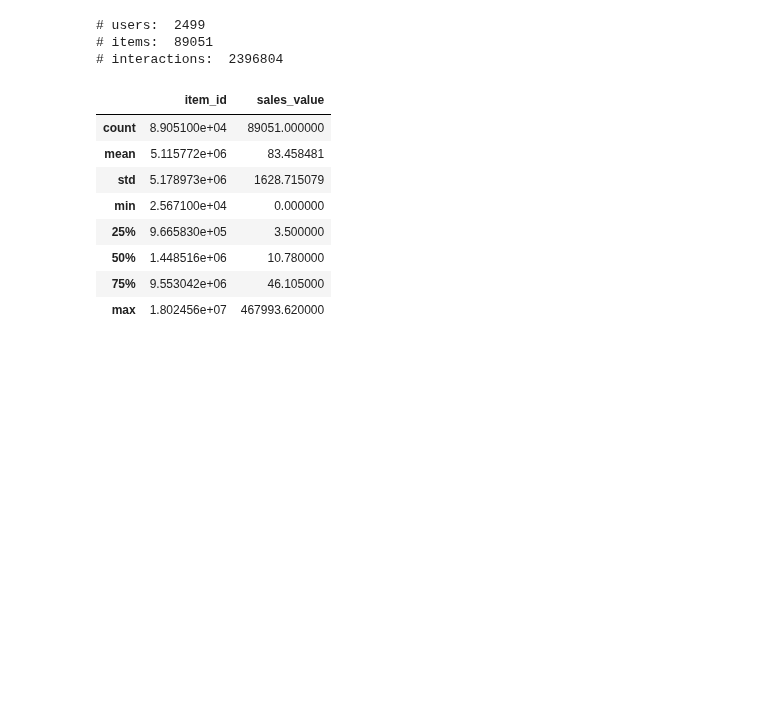
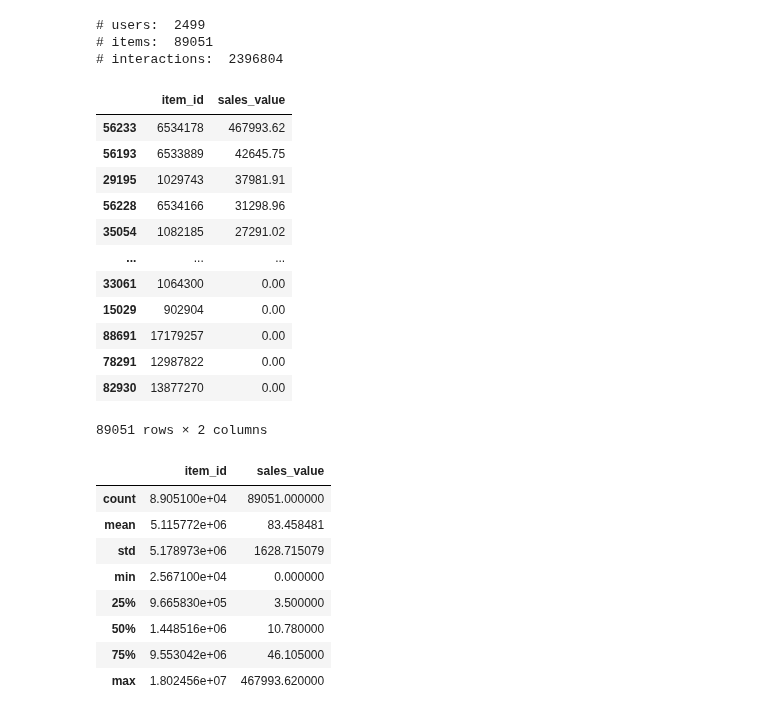
Before and after one commit to stureiko/GeekBrains, a Jupyter notebook: Recomendation_System/webinar_2/webinar_2.ipynb, the cells around one changed output. Saved outputs shown, nothing was run; the diff lists cells and outputs as text; code cells hidden in the pictures; blank space fills up the shorter version.

```diff
--- a/Recomendation_System/webinar_2/webinar_2.ipynb
+++ b/Recomendation_System/webinar_2/webinar_2.ipynb
@@ -70,6 +53,23 @@ print('# interactions: ', interactions)
 # users:  2499
 # items:  89051
 # interactions:  2396804
+# %%
+popularity = data.groupby('item_id')['sales_value'].sum().reset_index()
+popularity.sort_values(by='sales_value', ascending=False)
+# %% [output]
+|  | item_id | sales_value |
+| 56233 | 6534178 | 467993.62 |
+| 56193 | 6533889 | 42645.75 |
+| 29195 | 1029743 | 37981.91 |
+| 56228 | 6534166 | 31298.96 |
+| 35054 | 1082185 | 27291.02 |
+| ... | ... | ... |
+| 33061 | 1064300 | 0.00 |
+| 15029 | 902904 | 0.00 |
+| 88691 | 17179257 | 0.00 |
+| 78291 | 12987822 | 0.00 |
+| 82930 | 13877270 | 0.00 |
+89051 rows × 2 columns
 # %%
 popularity = data.groupby('item_id')['sales_value'].sum().reset_index()
 popularity.describe()
```
Also changed, not shown: parts of 26 cells of this notebook, 1 other file.
